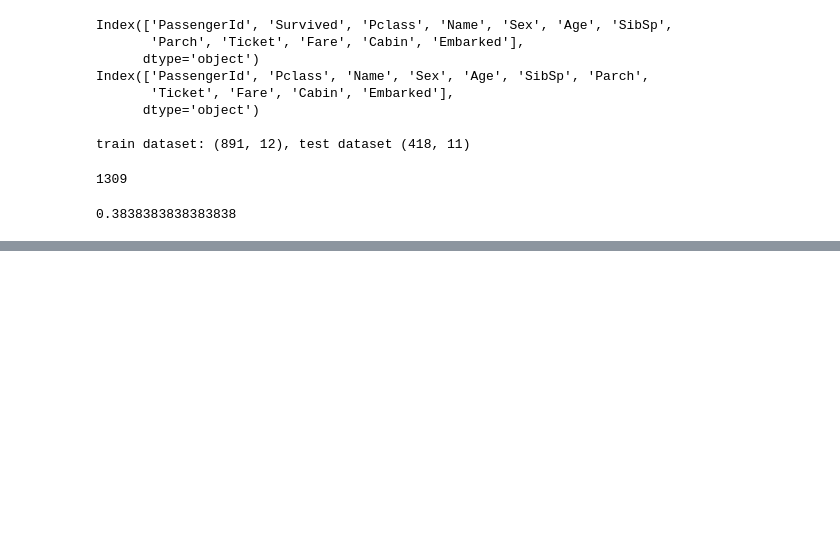
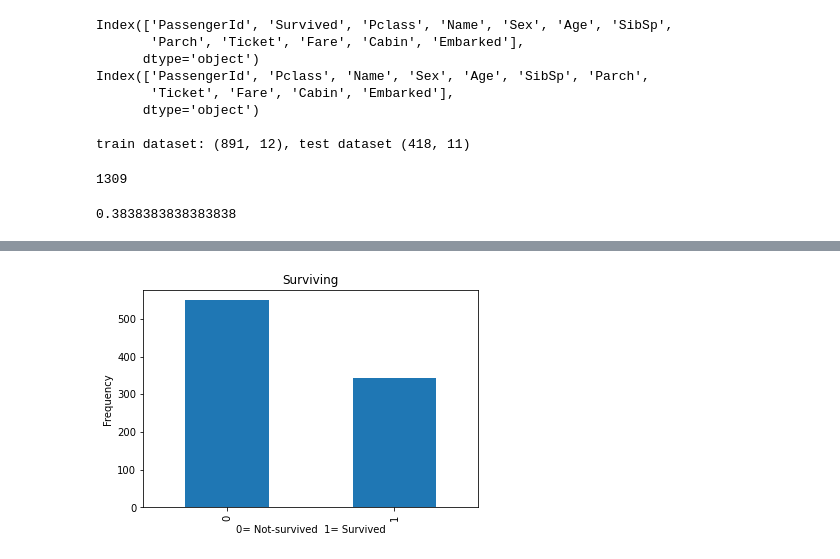
Before and after one commit to Titanic-Project/Titanic-Project, a Jupyter notebook: titanic.ipynb, the cells around one changed output, grey strips where cells are left out. Drawn from its saved outputs; the diff is of its cells as text; code cells hidden in the pictures; blank space fills up the shorter version.

```diff
--- a/titanic.ipynb
+++ b/titanic.ipynb
@@ -98,0 +180,10 @@ Number of female passengers:  314
+# %%
+#ANALYZING OF SURVIVINGS
+#Number of surviveds and not-surviveds
+train_dataset['Survived'].value_counts()
+train_dataset['Survived'].value_counts().plot(kind='bar', title='Surviving')
+plt.xlabel('0= Not-survived  1= Survived')
+plt.ylabel('Frequency')
+plt.show()
+# %% [output]
+[figure, added]
```
Also changed, not shown: parts of 24 cells of this notebook.
